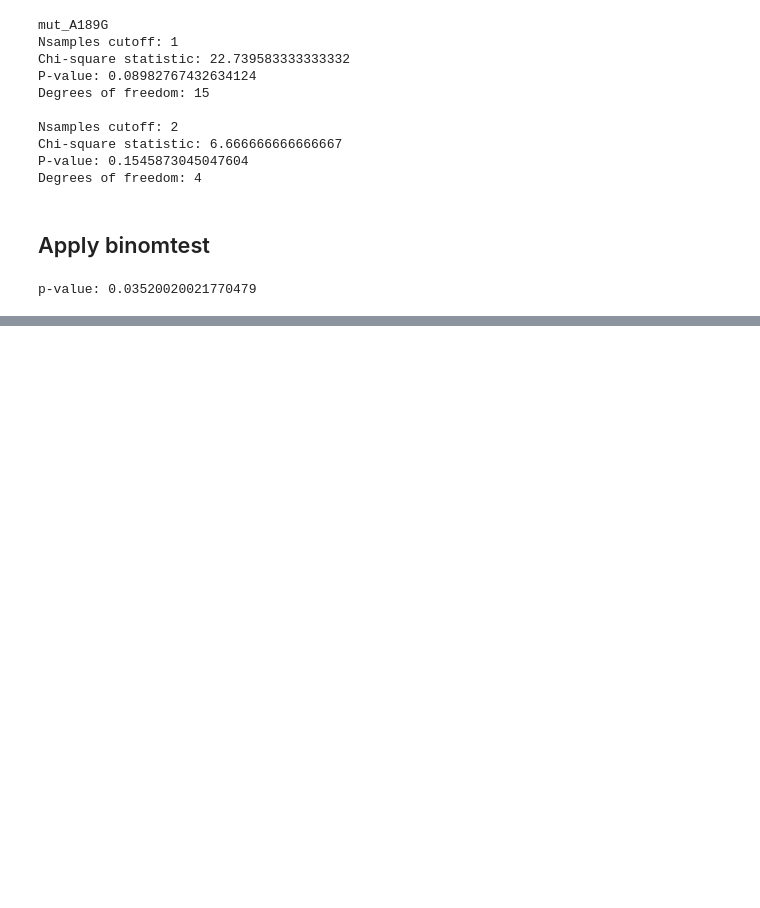
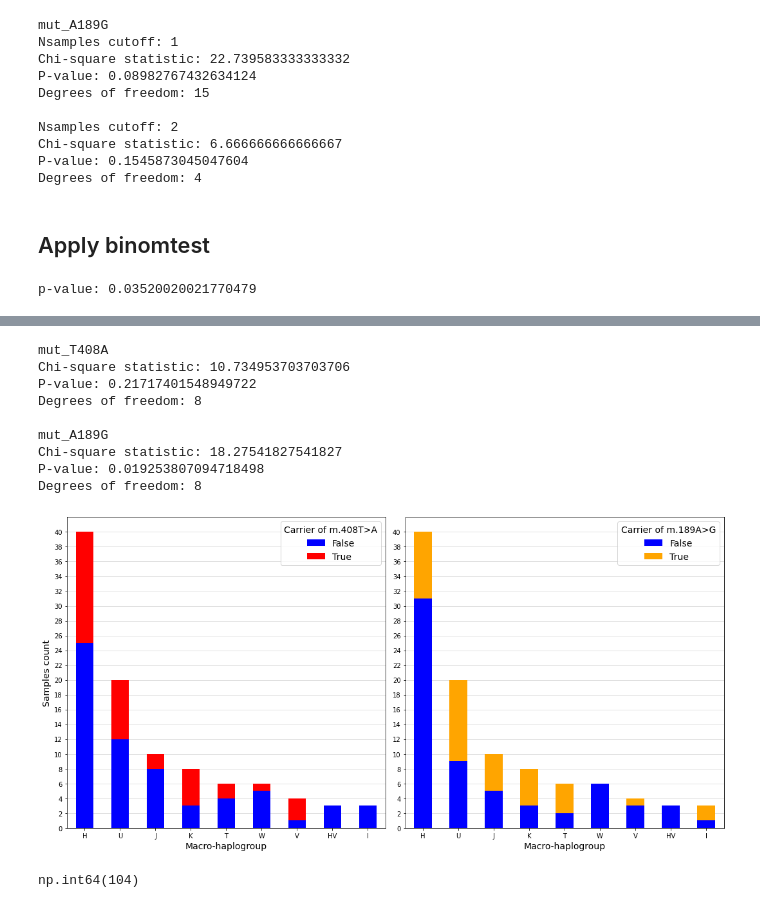
Before and after one commit to mitoclub/MCPA_osteoarthritic, a Jupyter notebook: scripts/haplogroup_analyse.ipynb, the cells around one changed output, grey strips where cells are left out. Drawn from its saved outputs; the diff is of its cells as text; code cells hidden in the pictures; blank space fills up the shorter version.

```diff
--- a/scripts/haplogroup_analyse.ipynb
+++ b/scripts/haplogroup_analyse.ipynb
@@ -360,0 +598,69 @@ binomtest(0, 15, 0.2).pvalue
+# %%
+# same but without low-abundant haplogriups
+
+df_mut_in_hap = df_hap.groupby('mut_T408A').Haplogroup_major.value_counts().unstack().fillna(0).astype(int)
+df_mut_in_hap = df_mut_in_hap.loc[:, df_mut_in_hap.sum(0) > 1]
+
+# Perform chi-square test
+chi2, p, dof, expected = chi2_contingency(df_mut_in_hap)
+
+# Display results
+print("mut_T408A")
+print(f"Chi-square statistic: {chi2}")
+print(f"P-value: {p}")
+print(f"Degrees of freedom: {dof}")
+
+# Plot the stacked bar plot
+ax = plt.subplot(121)
+df_mut_in_hap.T.loc[df_mut_in_hap.sum(0).sort_values(ascending=False).index]\
+    .plot(kind='bar', stacked=True, figsize=(15, 7.5), colormap='BlueRed', ax=ax)
+plt.ylabel('Samples count', fontsize=14)
+plt.xlabel('Macro-haplogroup', fontsize=14)
+ax.set_axisbelow(True)
+plt.xticks(rotation=0)
+plt.yticks(range(0, 41, 2))
+plt.grid(axis='y', color='.85')
+plt.legend(fontsize=14, title='Carrier of m.408T>A', title_fontsize=14)
+
+df_mut_in_hap = df_hap.groupby('mut_A189G').Haplogroup_major.value_counts().unstack().fillna(0).astype(int)
+df_mut_in_hap = df_mut_in_hap.loc[:, df_mut_in_hap.sum(0) > 1]
+
+# Perform chi-square test
+chi2, p, dof, expected = chi2_contingency(df_mut_in_hap)
+
+# Display results
+print("\nmut_A189G")
+print(f"Chi-square statistic: {chi2}")
+print(f"P-value: {p}")
+print(f"Degrees of freedom: {dof}")
+
+# Plot the stacked bar plot
+ax = plt.subplot(122)
+df_mut_in_hap.T.loc[df_mut_in_hap.sum(0).sort_values(ascending=False).index]\
+    .plot(kind='bar', stacked=True, figsize=(15, 7.5), colormap='BlueOrange', ax=ax)
+plt.ylabel('', fontsize=14)
+plt.xlabel('Macro-haplogroup', fontsize=14)
+# plt.title('Stacked Bar Plot of Haplogroups by Mutation Status')
+
+ax.set_axisbelow(True)
+plt.yticks(range(0, 41, 2))
+plt.xticks(rotation=0)
+plt.grid(axis='y', color='.85')
+plt.legend(fontsize=14, title='Carrier of m.189A>G', title_fontsize=14)
+plt.tight_layout()
+plt.show()
+# %% [output]
+mut_T408A
+Chi-square statistic: 10.734953703703706
+P-value: 0.21717401548949722
+Degrees of freedom: 8
+
+mut_A189G
+Chi-square statistic: 18.27541827541827
+P-value: 0.019253807094718498
+Degrees of freedom: 8
+[figure, added]
+# %%
+df_mut_in_hap.sum().sum()
+# %% [output]
+np.int64(104)
```
Also changed, not shown: parts of 19 cells of this notebook, 1 other file.
